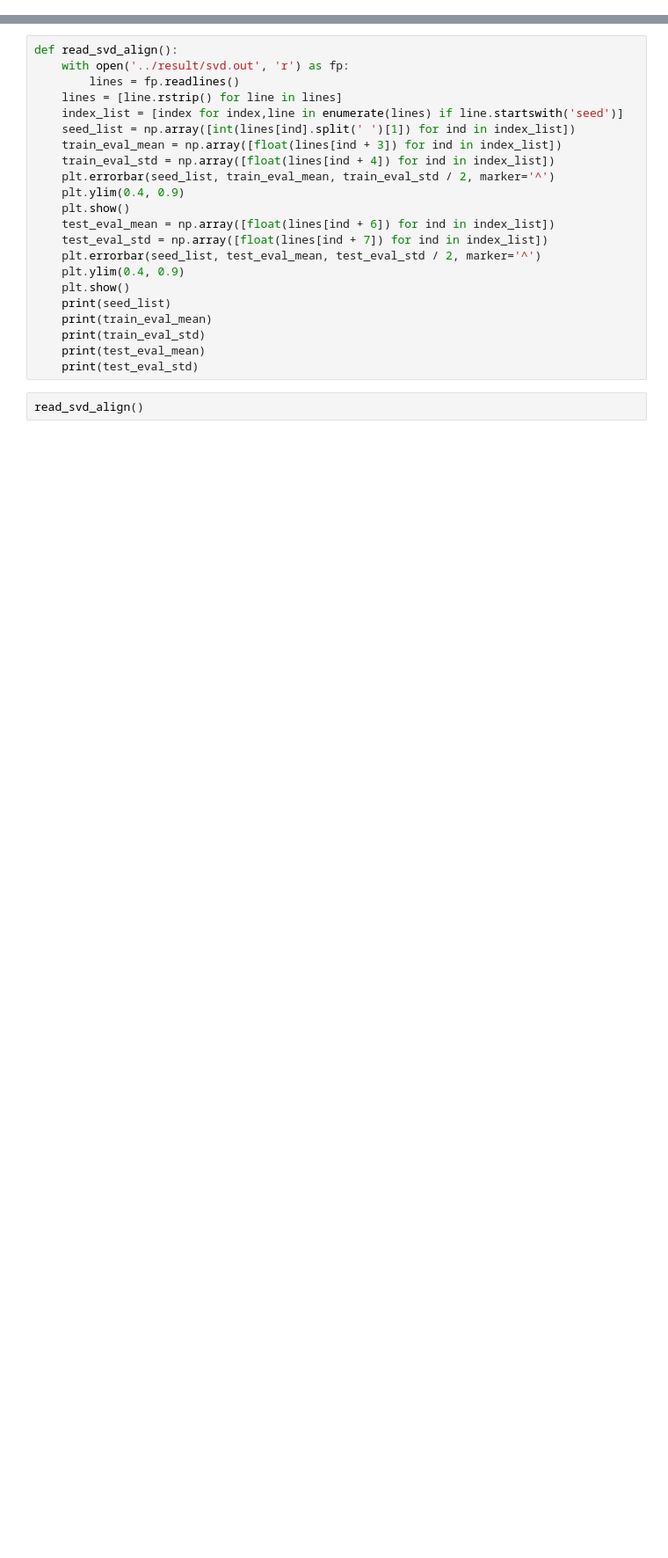
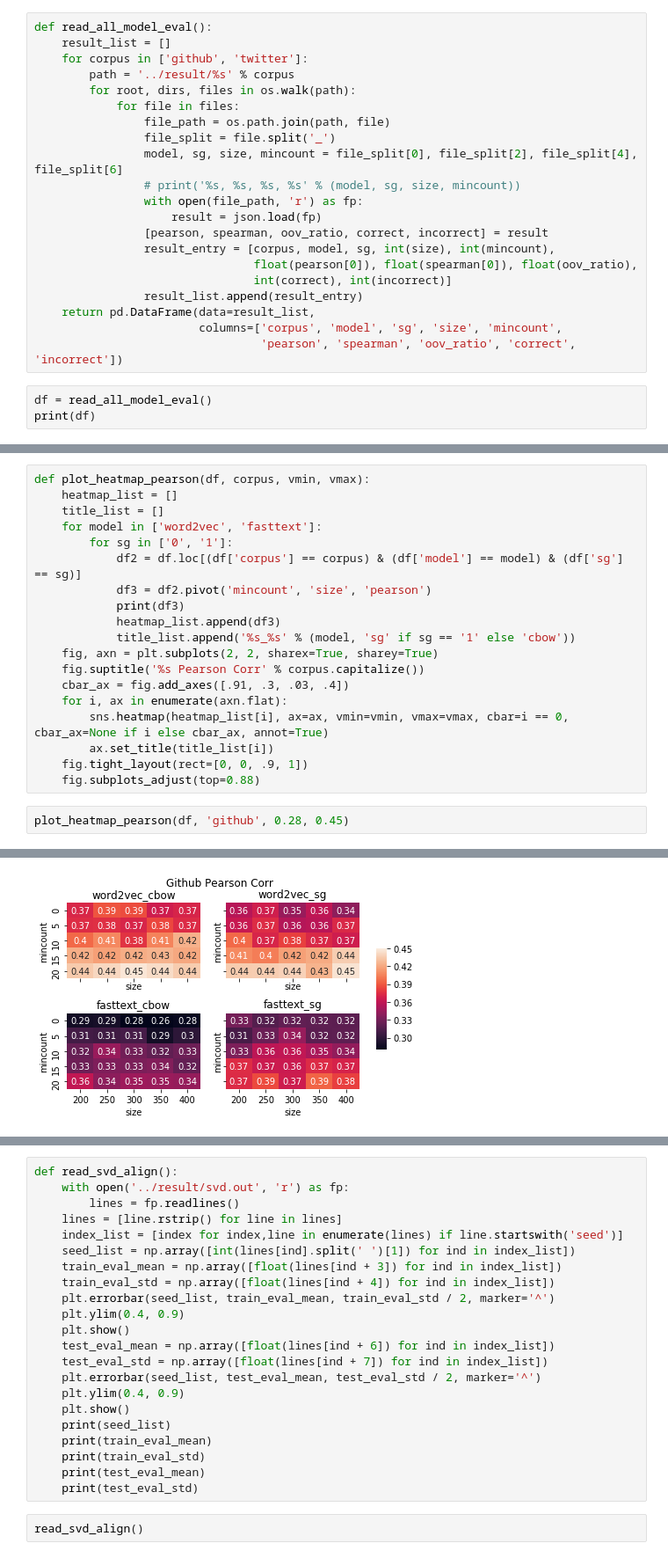
Before and after one commit to jiaojiaoloveu/WordEmbedding-SubCulture, a Jupyter notebook: src/plot_result.ipynb, the cells around one changed output, grey strips where cells are left out. Shown at 88% size. Saved outputs shown, nothing was run; the diff lists cells and outputs as text; blank space fills up the shorter version.

Commit message:
change comp model

```diff
--- a/src/plot_result.ipynb
+++ b/src/plot_result.ipynb
@@ -34,0 +8,24 @@ read_eval('github', 'word2vec', 0)
+# %%
+def read_all_model_eval():
+    result_list = []
+    for corpus in ['github', 'twitter']:
+        path = '../result/%s' % corpus
+        for root, dirs, files in os.walk(path):
+            for file in files:
+                file_path = os.path.join(path, file)
+                file_split = file.split('_')
+                model, sg, size, mincount = file_split[0], file_split[2], file_split[4], file_split[6]
+                # print('%s, %s, %s, %s' % (model, sg, size, mincount))
+                with open(file_path, 'r') as fp:
+                    result = json.load(fp)
+                [pearson, spearman, oov_ratio, correct, incorrect] = result
+                result_entry = [corpus, model, sg, int(size), int(mincount),
+                                float(pearson[0]), float(spearman[0]), float(oov_ratio),
+                                int(correct), int(incorrect)]
+                result_list.append(result_entry)
+    return pd.DataFrame(data=result_list,
+                        columns=['corpus', 'model', 'sg', 'size', 'mincount',
+                                 'pearson', 'spearman', 'oov_ratio', 'correct', 'incorrect'])
+# %%
+df = read_all_model_eval()
+print(df)
@@ -34,0 +55,22 @@ read_eval('github', 'word2vec', 0)
+# %%
+def plot_heatmap_pearson(df, corpus, vmin, vmax):
+    heatmap_list = []
+    title_list = []
+    for model in ['word2vec', 'fasttext']:
+        for sg in ['0', '1']:
+            df2 = df.loc[(df['corpus'] == corpus) & (df['model'] == model) & (df['sg'] == sg)]
+            df3 = df2.pivot('mincount', 'size', 'pearson')
+            print(df3)
+            heatmap_list.append(df3)
+            title_list.append('%s_%s' % (model, 'sg' if sg == '1' else 'cbow'))
+    fig, axn = plt.subplots(2, 2, sharex=True, sharey=True)
+    fig.suptitle('%s Pearson Corr' % corpus.capitalize())
+    cbar_ax = fig.add_axes([.91, .3, .03, .4])
+    for i, ax in enumerate(axn.flat):
+        sns.heatmap(heatmap_list[i], ax=ax, vmin=vmin, vmax=vmax, cbar=i == 0, cbar_ax=None if i else cbar_ax, annot=True)
+        ax.set_title(title_list[i])
+    fig.tight_layout(rect=[0, 0, .9, 1])
+    fig.subplots_adjust(top=0.88)
+# %%
+plot_heatmap_pearson(df, 'github', 0.28, 0.45)
+# %% [output]
@@ -34,0 +94 @@ read_eval('github', 'word2vec', 0)
+[figure, added]
```
Also changed, not shown: parts of 13 cells of this notebook, 1 other file.
